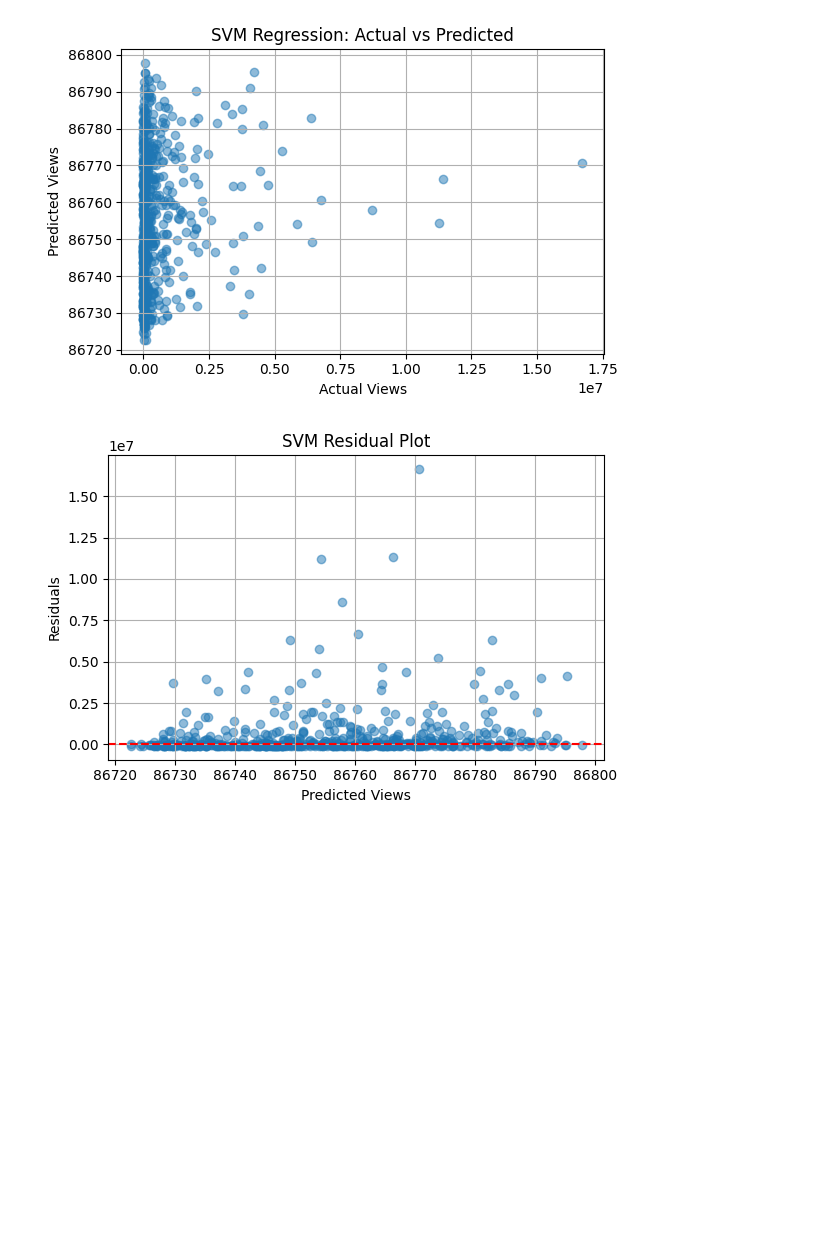
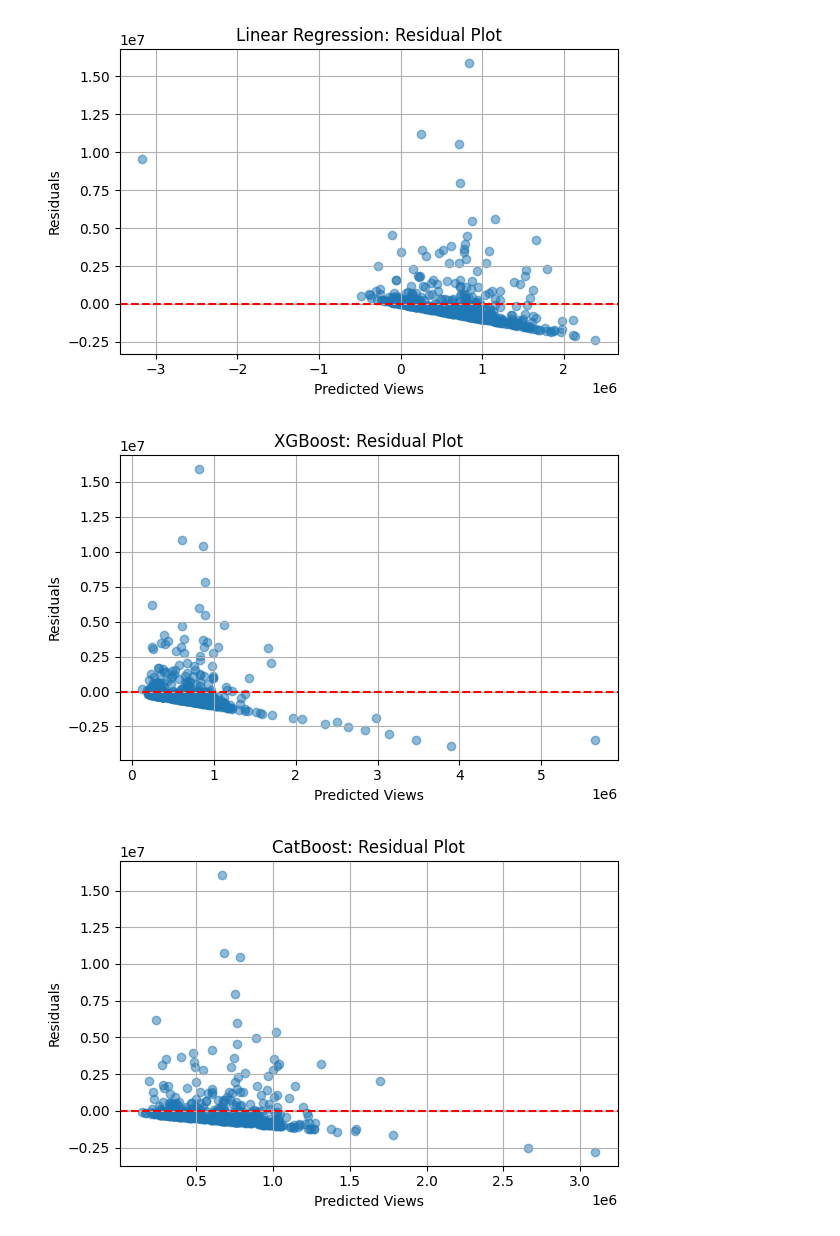
Before and after one commit to Chutacos/CapstoneProject, a Jupyter notebook: Modeling.ipynb, the cells around one changed output. Drawn from its saved outputs; the diff is of its cells as text; code cells hidden in the pictures; blank space fills up the shorter version.

```diff
--- a/Modeling.ipynb
+++ b/Modeling.ipynb
@@ -27,9 +21,3 @@ y = df["views"]
 # Split into train/test sets
 X_train, X_test, y_train, y_test = train_test_split(
     X, y, test_size=0.2, random_state=42)
-# %%
-# Linear Regression Model
-lr_model = LinearRegression()
-lr_model.fit(X_train, y_train)
-
-lr_preds = lr_model.predict(X_test)
@@ -60,12 +143,13 @@ plt.show()
 # %%
-# Residual Plot
-residuals = y_test - lr_preds
-plt.figure(figsize=(6, 4))
-plt.scatter(lr_preds, residuals, alpha=0.5)
-plt.axhline(0, color='red', linestyle='--')
-plt.xlabel("Predicted Views")
-plt.ylabel("Residuals")
-plt.title("Residual Plot")
-plt.grid(True)
-plt.tight_layout()
-plt.show()
+def plot_residuals(y_true, y_pred, model_name="Model"):
+    residuals = y_true - y_pred
+
+    plt.figure(figsize=(6, 4))
+    plt.scatter(y_pred, residuals, alpha=0.5)
+    plt.axhline(0, color='red', linestyle='--')
+    plt.xlabel("Predicted Views")
+    plt.ylabel("Residuals")
+    plt.title(f"{model_name}: Residual Plot")
+    plt.grid(True)
+    plt.tight_layout()
+    plt.show()
@@ -74,6 +155,0 @@ plt.show()
-# %%
-# SVM Model
-svm_model = SVR(kernel='rbf')
-svm_model.fit(X_train, y_train)
-
-svm_preds = svm_model.predict(X_test)
@@ -92,26 +156,9 @@ SVM Regression R² Score: -0.11240143193043539
-# %%
-# Actual vs Predicted
-plt.figure(figsize=(6, 4))
-plt.scatter(y_test, svm_preds, alpha=0.5)
-plt.xlabel("Actual Views")
-plt.ylabel("Predicted Views")
-plt.title("SVM Regression: Actual vs Predicted")
-plt.grid(True)
-plt.tight_layout()
-plt.show()
-# %% [output]
-[figure, removed]
-# %%
-# Residuals
-residuals_svm = y_test - svm_preds
-plt.figure(figsize=(6, 4))
-plt.scatter(svm_preds, residuals_svm, alpha=0.5)
-plt.axhline(0, color='red', linestyle='--')
-plt.xlabel("Predicted Views")
-plt.ylabel("Residuals")
-plt.title("SVM Residual Plot")
-plt.grid(True)
-plt.tight_layout()
-plt.show()
-# %% [output]
-[figure, removed]
+# %%
+plot_residuals(y_test, lr_preds, "Linear Regression")
+plot_residuals(y_test, xgb_preds, "XGBoost")
+plot_residuals(y_test, cat_preds, "CatBoost")
+plot_residuals(y_test, svm_preds, "SVR")
+# %% [output]
+[figure, added]
+[figure, added]
+[figure, added]
```
Also changed, not shown: parts of 13 cells of this notebook, 11 other files.
